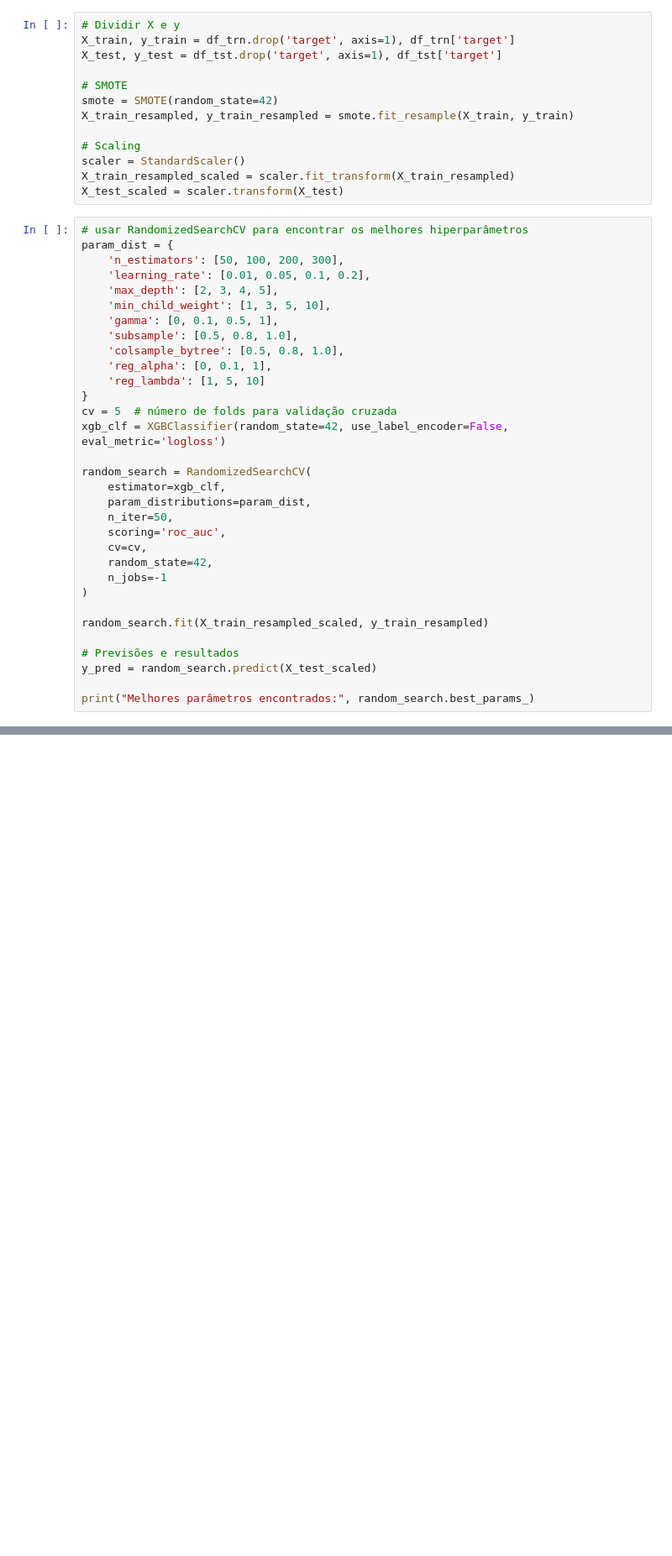
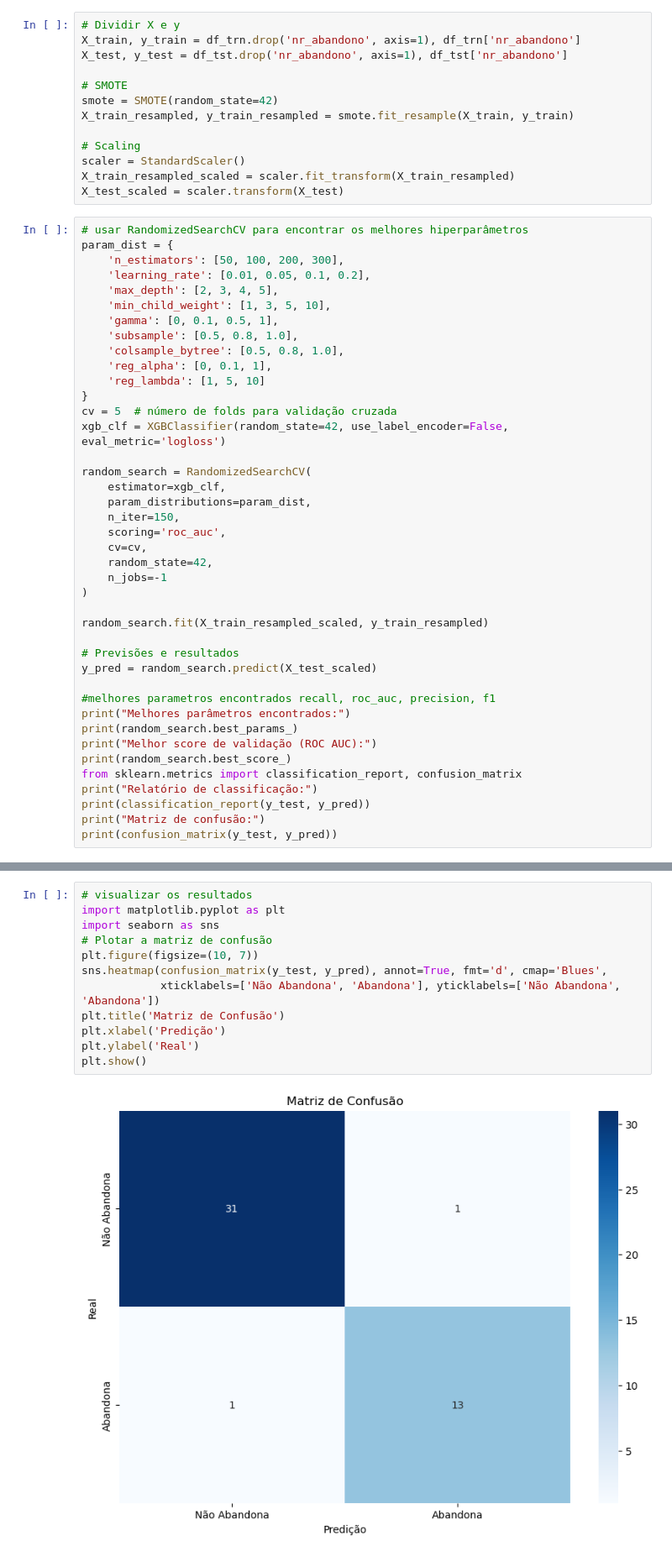
Before and after one commit to zGUiWF/projeto-ia, a Jupyter notebook: notebooks/guiNoteXGBoost.ipynb, the cells around one changed output, grey strips where cells are left out. Shown: that part at 84% size. Saved outputs shown, nothing was run; the diff lists cells and outputs as text; blank space fills up the shorter version.

```diff
--- a/notebooks/guiNoteXGBoost.ipynb
+++ b/notebooks/guiNoteXGBoost.ipynb
@@ -38,7 +31,7 @@ ModuleNotFoundError: No module named 'sklearn'
 # %%
 # Dividir X e y
-X_train, y_train = df_trn.drop('target', axis=1), df_trn['target']
-X_test, y_test = df_tst.drop('target', axis=1), df_tst['target']
+X_train, y_train = df_trn.drop('nr_abandono', axis=1), df_trn['nr_abandono']
+X_test, y_test = df_tst.drop('nr_abandono', axis=1), df_tst['nr_abandono']
 
 # SMOTE
 smote = SMOTE(random_state=42)
@@ -67,7 +60,7 @@ xgb_clf = XGBClassifier(random_state=42, use_label_encoder=False, eval_metric='l
 random_search = RandomizedSearchCV(
     estimator=xgb_clf,
     param_distributions=param_dist,
-    n_iter=50,
+    n_iter=150,
     scoring='roc_auc',
     cv=cv,
     random_state=42,
@@ -79,5 +72,14 @@ random_search.fit(X_train_resampled_scaled, y_train_resampled)
 # Previsões e resultados
 y_pred = random_search.predict(X_test_scaled)
 
-print("Melhores parâmetros encontrados:", random_search.best_params_)
+#melhores parametros encontrados recall, roc_auc, precision, f1
+print("Melhores parâmetros encontrados:")
+print(random_search.best_params_)
+print("Melhor score de validação (ROC AUC):")
+print(random_search.best_score_)
+from sklearn.metrics import classification_report, confusion_matrix
+print("Relatório de classificação:")
+print(classification_report(y_test, y_pred))
+print("Matriz de confusão:")
+print(confusion_matrix(y_test, y_pred))
 # %% [output]
@@ -84,0 +141,14 @@ AttributeError: 'super' object has no attribute '__sklearn_tags__'
+# %%
+# visualizar os resultados
+import matplotlib.pyplot as plt
+import seaborn as sns
+# Plotar a matriz de confusão
+plt.figure(figsize=(10, 7))
+sns.heatmap(confusion_matrix(y_test, y_pred), annot=True, fmt='d', cmap='Blues',
+            xticklabels=['Não Abandona', 'Abandona'], yticklabels=['Não Abandona', 'Abandona'])
+plt.title('Matriz de Confusão')
+plt.xlabel('Predição')
+plt.ylabel('Real')
+plt.show()
+# %% [output]
+[figure, added]
```
Also changed, not shown: parts of 10 cells of this notebook, 8 other files.
